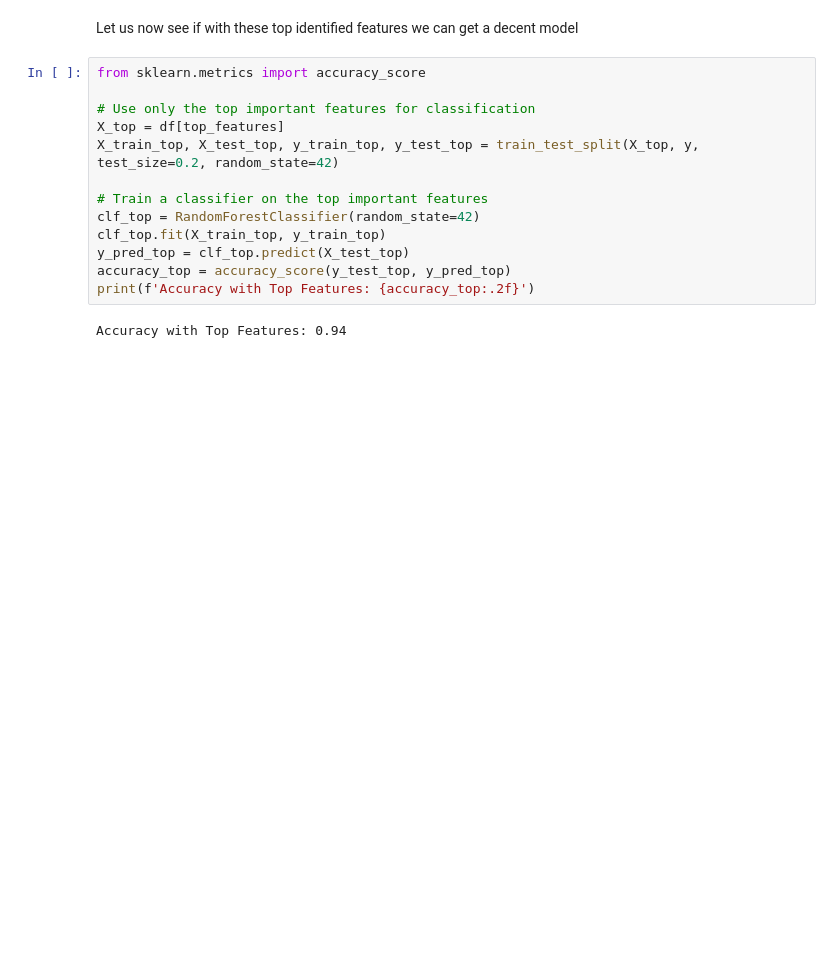
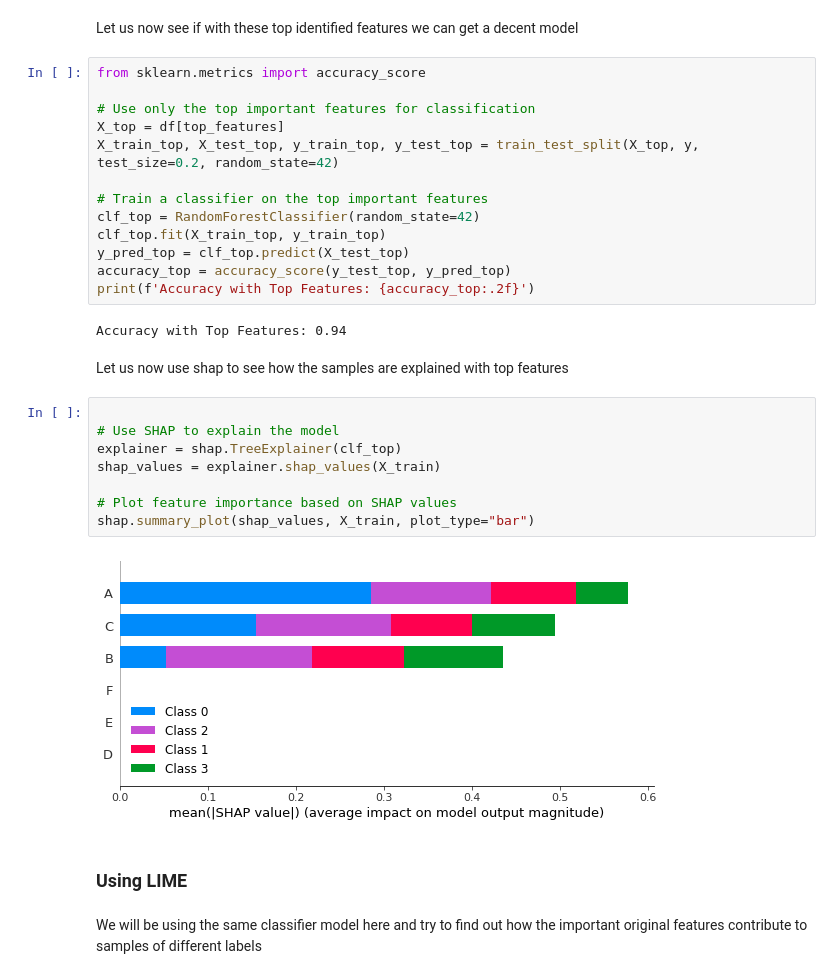
Before and after one commit to syednayeemridwan/data-science-projects, a Jupyter notebook: Explainable AI PCA Visualization/PCA back-transformation visualization.ipynb, the cells around one changed output. Drawn from its saved outputs; the diff is of its cells as text; blank space fills up the shorter version.

```diff
--- a/Explainable AI PCA Visualization/PCA back-transformation visualization.ipynb
+++ b/Explainable AI PCA Visualization/PCA back-transformation visualization.ipynb
@@ -92,3 +92,19 @@ accuracy_top = accuracy_score(y_test_top, y_pred_top)
 print(f'Accuracy with Top Features: {accuracy_top:.2f}')
 # %% [output]
 Accuracy with Top Features: 0.94
+# %% [markdown]
+Let us now use shap to see how the samples are explained with top features
+# %%
+
+# Use SHAP to explain the model
+explainer = shap.TreeExplainer(clf_top)
+shap_values = explainer.shap_values(X_train)
+
+# Plot feature importance based on SHAP values
+shap.summary_plot(shap_values, X_train, plot_type="bar")
+# %% [output]
+[figure, added]
+# %% [markdown]
+### Using LIME
+# %% [markdown]
+We will be using the same classifier model here and try to find out how the important original features contribute to samples of different labels
```
Also changed, not shown: parts of 13 cells of this notebook.
